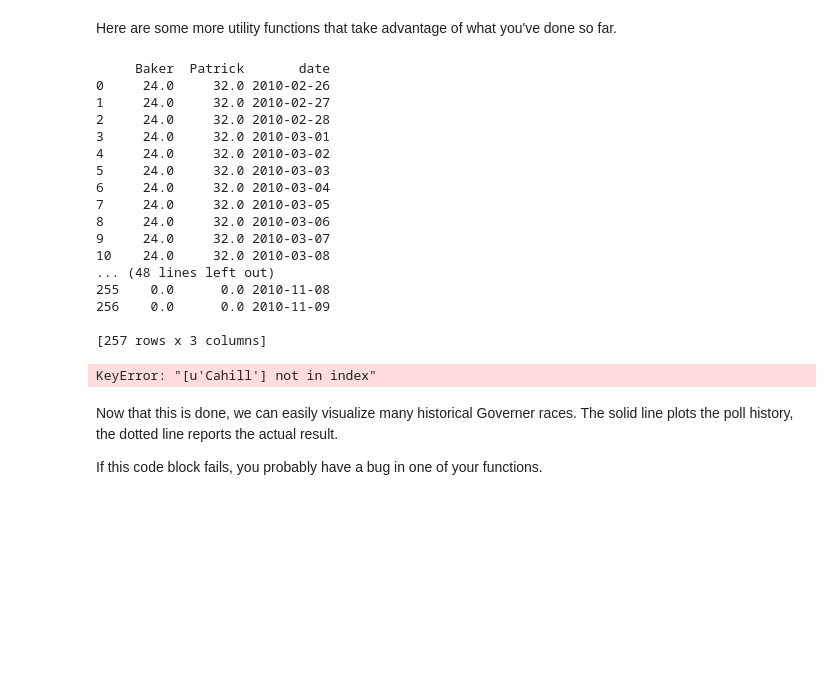
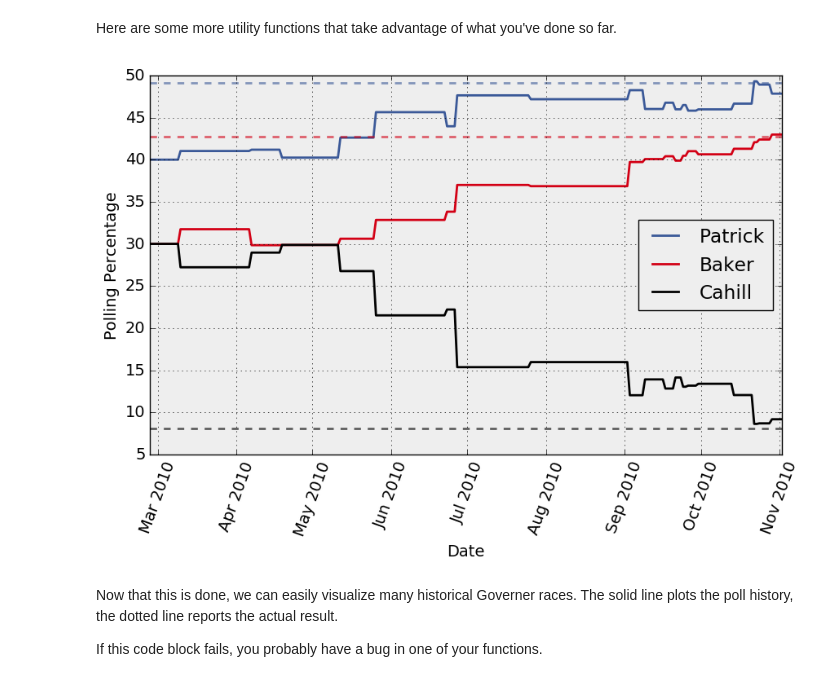
Before and after one commit to jacqzwy/content, a Jupyter notebook: HW1.ipynb, the cells around one changed output. Cells and saved outputs as stored; diff of their text form; code cells hidden in the pictures; blank space fills up the shorter version.

```diff
--- a/HW1.ipynb
+++ b/HW1.ipynb
@@ -259,7 +259,9 @@ def rcp_poll_data(xml):
         value_soup = soup.find_all('graph')[n].find_all('value')
         values_l = [float(value_str.text) if value_str.text is not u'' else 0 for value_str in value_soup ]
         values.append(values_l)
-    result = pd.DataFrame({'date': pd.to_datetime(date_l), titles[0]: values[0], titles[1]: values[1]})
+    title_val_dict = dict(zip(titles, values))
+    title_val_dict.update({'date':pd.to_datetime(date_l)})
+    result = pd.DataFrame(title_val_dict)
     return result
 
 xml = get_poll_xml(1171)
@@ -445,14 +446,13 @@ def race_result(url):
     #candidate names
     headings = table.find_all('th')
     candidates = []
-    candidates.append(headings[3].text.split(' ')[0])
-    candidates.append(headings[4].text.split(' ')[0])
+    for i in range(3, len(headings) - 1):
+        candidates.append(headings[i].text.split(' ')[0])
     #results
     row = table.find('tr', class_ = 'final').find_all('td')
     results = []
-    results.append(row[3].text)
-    results.append(row[4].text)
-    results = [float(x) for x in results]
+    for i in range(3, len(headings) - 1):
+        results.append(float(row[i].text))
     #normalize
     norm_results = [(x/sum(results))*100 for x in results]
     results_dict = dict(zip(candidates, norm_results))
@@ -467,51 +467,34 @@ Here are some more utility functions that take advantage of what you've done so
 # %%
 def id_from_url(url):
     """Given a URL, look up the RCP identifier number"""
     return url.split('-')[-1].split('.html')[0]
 
 
 def plot_race(url):
     """Make a plot summarizing a senate race
 
     Overplots the actual race results as dashed horizontal lines
     """
     #hey, thanks again for these functions!
     id = id_from_url(url)
     xml = get_poll_xml(id)
     colors = plot_colors(xml)
 
     if len(colors) == 0:
         return
 
     #really, you shouldn't have
     result = race_result(url)
 
     poll_plot(id)
-#     plt.xlabel("Date")
-#     plt.ylabel("Polling Percentage")
-#     for r in result:
-#         plt.axhline(result[r], color=colors[_strip(r)], alpha=0.6, ls='--')
+    plt.xlabel("Date")
+    plt.ylabel("Polling Percentage")
+    for r in result:
+        plt.axhline(result[r], color=colors[_strip(r)], alpha=0.6, ls='--')
 
 plot_race('http://www.realclearpolitics.com/epolls/2010/governor/ma/massachusetts_governor_baker_vs_patrick_vs_cahill-1154.html')
 # %% [output]
-     Baker  Patrick       date
-0     24.0     32.0 2010-02-26
-1     24.0     32.0 2010-02-27
-2     24.0     32.0 2010-02-28
-3     24.0     32.0 2010-03-01
-4     24.0     32.0 2010-03-02
-5     24.0     32.0 2010-03-03
-6     24.0     32.0 2010-03-04
-7     24.0     32.0 2010-03-05
-8     24.0     32.0 2010-03-06
-9     24.0     32.0 2010-03-07
-10    24.0     32.0 2010-03-08
-... (48 lines left out)
-255    0.0      0.0 2010-11-08
-256    0.0      0.0 2010-11-09
-
-[257 rows x 3 columns]
-KeyError: "[u'Cahill'] not in index"
+[figure, added]
 # %% [markdown]
 Now that this is done, we can easily visualize many historical Governer races. The solid line plots the poll history, the dotted line reports the actual result.
 
```
Also changed, not shown: parts of 1 cell of this notebook.
